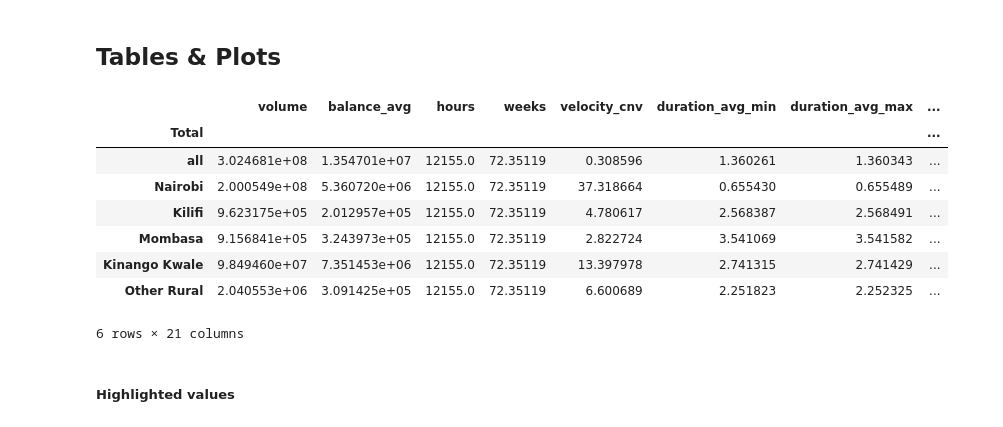
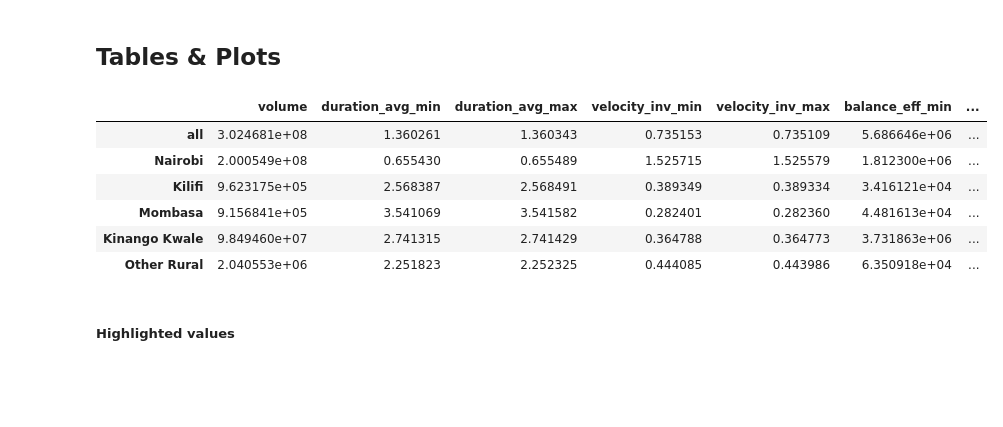
Before and after one commit to carolinamattsson/transfer-velocity-of-money, a Jupyter notebook: velocity.ipynb, the cells around one changed output. Drawn from its saved outputs; the diff is of its cells as text; code cells hidden in the pictures; blank space fills up the shorter version.

```diff
--- a/velocity.ipynb
+++ b/velocity.ipynb
@@ -170,10 +185,27 @@ curr_dn_sys["weight"] = -1*curr_dn_sys["weight"]
-# %%
-# Combine the dataframes
-txns_bal = pd.concat([curr_up_adm,curr_dn_adm,curr_up_sys,curr_dn_sys])
-
-# For transactions raising the balance of user accounts, the relevant attribute is that of the RECIPIENT
-for attr in ['area_name','area_type','business_type']:
-    txns_bal.loc[txns_bal["weight"]>0,attr] = txns_bal.loc[txns_bal["weight"]>0,'target'].map(mapping[attr])
+# %%
+# Transfers among users but between geographic areas -- so we can group by area (or area_type) and still use just the cumulative sum
+trfs = trfs[~trfs["source"].isin(system_accts) & ~trfs["target"].isin(system_accts)]
+curr_up_area = trfs[trfs["source"].map(mapping["area_name"])!=trfs["target"].map(mapping["area_name"])].copy()
+curr_dn_area = trfs[trfs["source"].map(mapping["area_name"])!=trfs["target"].map(mapping["area_name"])].copy()
+
+# Flip the sign of one of them
+curr_dn_area["weight"] = -1*curr_dn_area["weight"]
+
+# For the other direction, the relevant attribute is that of the RECIPIENT
+for attr in ['area_name','area_type','business_type']:
+    curr_up_area[attr] = curr_up_area['target'].map(mapping[attr])
+
+# Transfers among users but between business types -- so we can group by business and still use just the cumulative sum
+# We don't do this, but you can if you want. Just know it would involve duplicating almost every transaction.
+#trfs = trfs[~trfs["source"].isin(system_accts) & ~trfs["target"].isin(system_accts)]
+#curr_up_bus = trfs[trfs["source"].map(mapping["business_type"])!=trfs["target"].map(mapping["business_type"])].copy()
+#curr_dn_bus = trfs[trfs["source"].map(mapping["business_type"])!=trfs["target"].map(mapping["business_type"])].copy()
+#curr_dn_bus["weight"] = -1*curr_dn_bus["weight"]
+#for attr in ['area_name','area_type','business_type']:
+#    curr_up_bus[attr] = curr_up_bus['target'].map(mapping[attr])
+# %%
+# Combine the dataframes
+txns_bal = pd.concat([curr_up_adm,curr_dn_adm,curr_up_sys,curr_dn_sys,curr_up_area,curr_dn_area],ignore_index=True) #,curr_up_bus,curr_dn_bus
 # %%
 # Get the cumulative balance
 hourly["change"] = txns_bal[["Hour","weight"]].groupby(['Hour']).sum()
@@ -372,8 +406,8 @@ def subgroup_analysis(column, value, suffix, total, weekly, monthly):
     label_F  = 'volume'+suffix
     label_B  = 'balance'+suffix
     label_v  = 'velocity_cnv'+suffix
-    # Add a row to the total dataframe (CANNOT seem to do this with concat!)
-    total = total.append(pd.Series(dtype='float64').rename(value))
+    # Add a row to the total dataframe
+    total = pd.concat([total,pd.Series(dtype='float64').rename(value)])
     total.loc[value,'weeks'] = total.loc['all','weeks']
     total.loc[value,'hours'] = total.loc['all','hours']
     # Tabulate the transaction volume
@@ -444,17 +478,15 @@ figsdir = os.path.join(projdir,'figures')
 os.makedirs(figsdir, exist_ok=True)
 # %%
 # Table 1
-total
+total[["volume","duration_avg_min","duration_avg_max","velocity_inv_min","velocity_inv_max","balance_eff_min","balance_eff_max","balance_avg"]]
 # %% [output]
-|  | volume | balance_avg | hours | weeks | velocity_cnv | duration_avg_min | duration_avg_max | ... |
-| Total |  |  |  |  |  |  |  | ... |
-| all | 3.024681e+08 | 1.354701e+07 | 12155.0 | 72.35119 | 0.308596 | 1.360261 | 1.360343 | ... |
-| Nairobi | 2.000549e+08 | 5.360720e+06 | 12155.0 | 72.35119 | 37.318664 | 0.655430 | 0.655489 | ... |
-| Kilifi | 9.623175e+05 | 2.012957e+05 | 12155.0 | 72.35119 | 4.780617 | 2.568387 | 2.568491 | ... |
-| Mombasa | 9.156841e+05 | 3.243973e+05 | 12155.0 | 72.35119 | 2.822724 | 3.541069 | 3.541582 | ... |
-| Kinango Kwale | 9.849460e+07 | 7.351453e+06 | 12155.0 | 72.35119 | 13.397978 | 2.741315 | 2.741429 | ... |
-| Other Rural | 2.040553e+06 | 3.091425e+05 | 12155.0 | 72.35119 | 6.600689 | 2.251823 | 2.252325 | ... |
+|  | volume | duration_avg_min | duration_avg_max | velocity_inv_min | velocity_inv_max | balance_eff_min | ... |
+| all | 3.024681e+08 | 1.360261 | 1.360343 | 0.735153 | 0.735109 | 5.686646e+06 | ... |
+| Nairobi | 2.000549e+08 | 0.655430 | 0.655489 | 1.525715 | 1.525579 | 1.812300e+06 | ... |
+| Kilifi | 9.623175e+05 | 2.568387 | 2.568491 | 0.389349 | 0.389334 | 3.416121e+04 | ... |
+| Mombasa | 9.156841e+05 | 3.541069 | 3.541582 | 0.282401 | 0.282360 | 4.481613e+04 | ... |
+| Kinango Kwale | 9.849460e+07 | 2.741315 | 2.741429 | 0.364788 | 0.364773 | 3.731863e+06 | ... |
+| Other Rural | 2.040553e+06 | 2.251823 | 2.252325 | 0.444085 | 0.443986 | 6.350918e+04 | ... |
-6 rows × 21 columns
 # %%
 # Export the datasets themselves
 total.to_csv(os.path.join(figsdir,"total.csv"))
```
Also changed, not shown: parts of 32 cells of this notebook, 39 other files.
